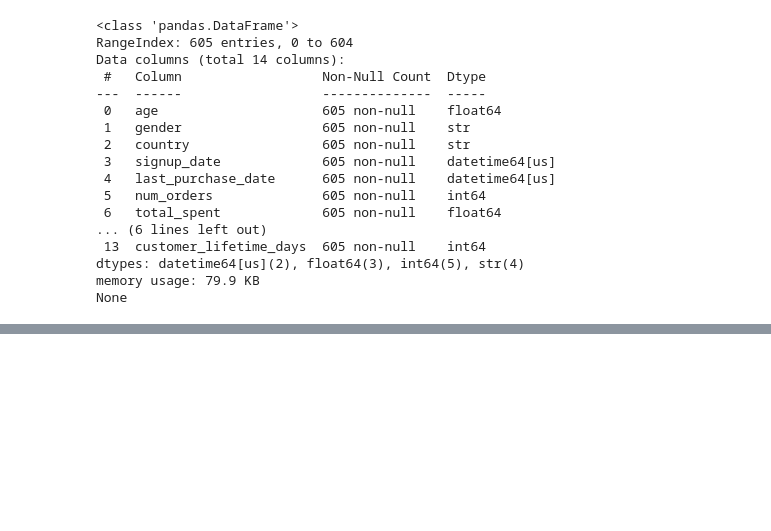
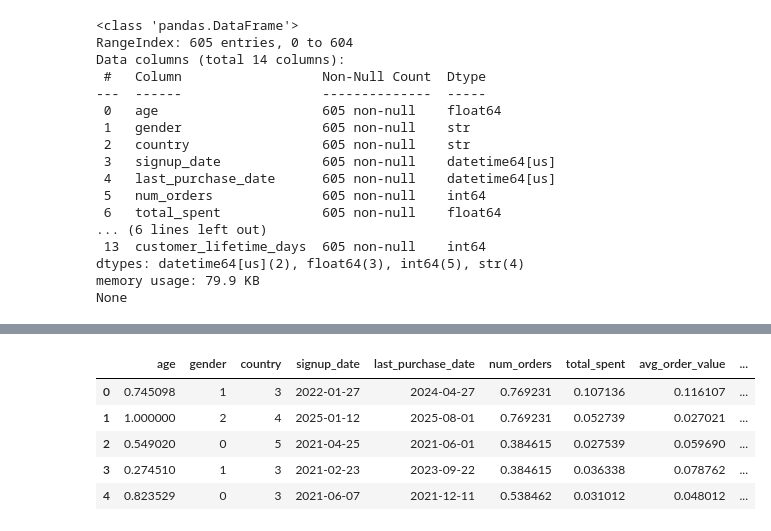
Before and after one commit to snehakumari0990/Predictive_Analysis, a Jupyter notebook: ecommerce.ipynb, the cells around one changed output, grey strips where cells are left out. Saved outputs shown, nothing was run; the diff lists cells and outputs as text; code cells hidden in the pictures; blank space fills up the shorter version.

```diff
--- a/ecommerce.ipynb
+++ b/ecommerce.ipynb
@@ -328,0 +374,9 @@ df[num_features] = scaler.fit_transform(df[num_features])
+# %%
+df.head()
+# %% [output]
+|  | age | gender | country | signup_date | last_purchase_date | num_orders | total_spent | avg_order_value | ... |
+| 0 | 0.745098 | 1 | 3 | 2022-01-27 | 2024-04-27 | 0.769231 | 0.107136 | 0.116107 | ... |
+| 1 | 1.000000 | 2 | 4 | 2025-01-12 | 2025-08-01 | 0.769231 | 0.052739 | 0.027021 | ... |
+| 2 | 0.549020 | 0 | 5 | 2021-04-25 | 2021-06-01 | 0.384615 | 0.027539 | 0.059690 | ... |
+| 3 | 0.274510 | 1 | 3 | 2021-02-23 | 2023-09-22 | 0.384615 | 0.036338 | 0.078762 | ... |
+| 4 | 0.823529 | 0 | 3 | 2021-06-07 | 2021-12-11 | 0.538462 | 0.031012 | 0.048012 | ... |
```
Also changed, not shown: parts of 5 cells of this notebook, 1 other file.
